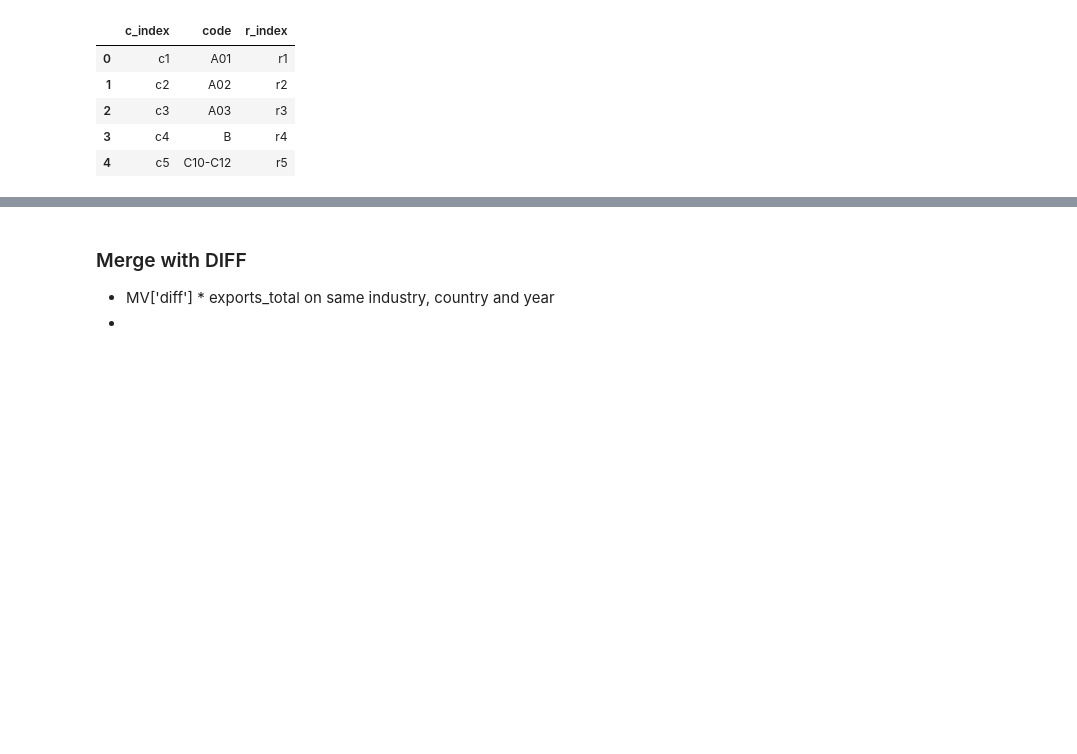
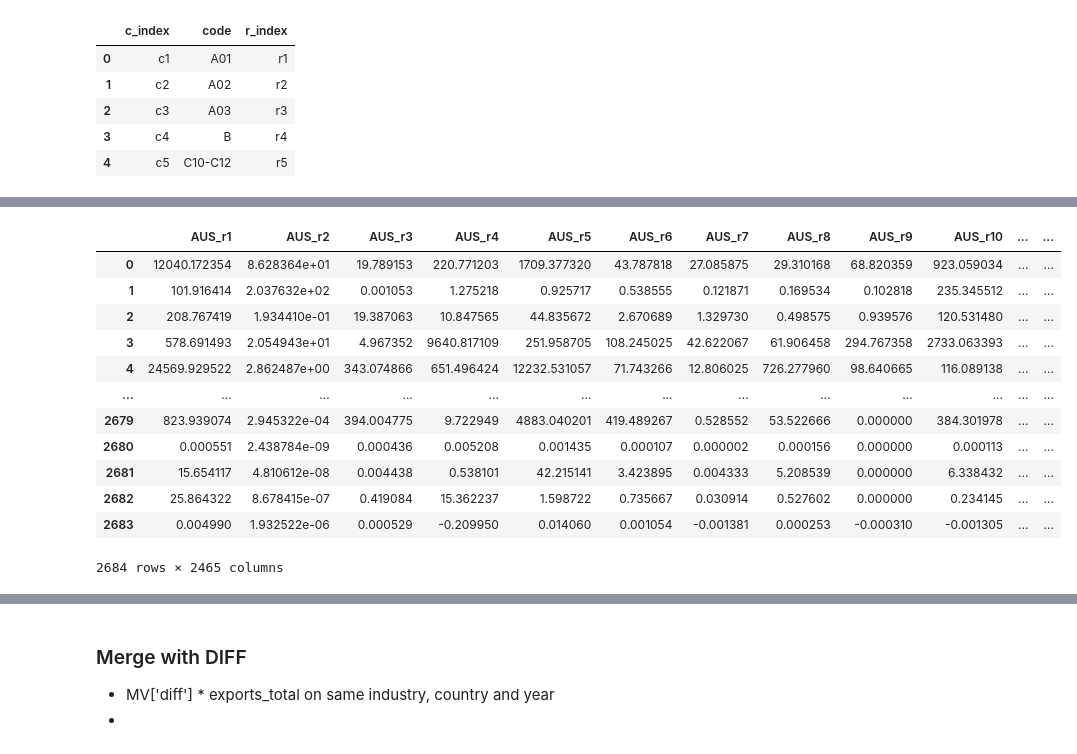
Before and after one commit to kavyajeetbora/ETL_wages, a Jupyter notebook: WIOD.ipynb, the cells around one changed output, grey strips where cells are left out. Drawn from its saved outputs; the diff is of its cells as text; code cells hidden in the pictures; blank space fills up the shorter version.

Commit message:
Add - exports corrected

```diff
--- a/WIOD.ipynb
+++ b/WIOD.ipynb
@@ -695,33 +693,35 @@ df_industry.head()
 | 3 | c4 | B | r4 |
 | 4 | c5 | C10-C12 | r5 |
 # %%
-# %%time
+%%time
 
-# import_dfs = []
-# export_dfs = []
+import_dfs = []
+export_dfs = []
 
 
-# for file in tqdm(IO_files):
-#     year = pd.ExcelFile(file).sheet_names[0]
-#     df = pd.read_excel(file, engine='pyxlsb')
+for file in tqdm(IO_files):
+    year = pd.ExcelFile(file).sheet_names[0]
+    df = pd.read_excel(file, engine='pyxlsb')
 
-#     ## Calculate exports:
-#     df_exp = extract_exports(df)
-#     df_exp_filtered = filter_exports(df_exp)
-#     export_df = calculate_exports(df_exp_filtered,df)
-#     export_df['year'] = year
+    # ## Calculate exports:
+    # df_exp = extract_exports(df)
+    # df_exp_filtered = filter_exports(df_exp)
+    # export_df = calculate_exports(df_exp_filtered,df)
+    # export_df['year'] = year
 
-#     ## Calculate imports:
-#     df_Imp = extract_imports(df)
-#     import_df = calculate_imports(df_Imp)
-#     total_imports = get_total_imports(df,import_df)
-#     total_imports['year'] = year
+    ## Calculate imports:
+    df_Imp = extract_imports(df)
+    import_df = calculate_imports(df_Imp)
+    total_imports = get_total_imports(df,import_df)
+    total_imports['year'] = year
 
-#     ## Add to list
-#     export_dfs.append(export_df)
-#     import_dfs.append(total_imports)
+    ## Add to list
+    # export_dfs.append(export_df)
+    import_dfs.append(total_imports)
 
-# imports_all = pd.concat(import_dfs)
+    break
+
+imports_all = pd.concat(import_dfs)
 # exports_all = pd.concat(export_dfs)
 
 # exports_all.to_excel('exports.xlsx', index=False)
@@ -729,3 +732,19 @@ df_industry.head()
+# %%
+df_Imp
+# %% [output]
+|  | AUS_r1 | AUS_r2 | AUS_r3 | AUS_r4 | AUS_r5 | AUS_r6 | AUS_r7 | AUS_r8 | AUS_r9 | AUS_r10 | ... | ... |
+| 0 | 12040.172354 | 8.628364e+01 | 19.789153 | 220.771203 | 1709.377320 | 43.787818 | 27.085875 | 29.310168 | 68.820359 | 923.059034 | ... | ... |
+| 1 | 101.916414 | 2.037632e+02 | 0.001053 | 1.275218 | 0.925717 | 0.538555 | 0.121871 | 0.169534 | 0.102818 | 235.345512 | ... | ... |
+| 2 | 208.767419 | 1.934410e-01 | 19.387063 | 10.847565 | 44.835672 | 2.670689 | 1.329730 | 0.498575 | 0.939576 | 120.531480 | ... | ... |
+| 3 | 578.691493 | 2.054943e+01 | 4.967352 | 9640.817109 | 251.958705 | 108.245025 | 42.622067 | 61.906458 | 294.767358 | 2733.063393 | ... | ... |
+| 4 | 24569.929522 | 2.862487e+00 | 343.074866 | 651.496424 | 12232.531057 | 71.743266 | 12.806025 | 726.277960 | 98.640665 | 116.089138 | ... | ... |
+| ... | ... | ... | ... | ... | ... | ... | ... | ... | ... | ... | ... | ... |
+| 2679 | 823.939074 | 2.945322e-04 | 394.004775 | 9.722949 | 4883.040201 | 419.489267 | 0.528552 | 53.522666 | 0.000000 | 384.301978 | ... | ... |
+| 2680 | 0.000551 | 2.438784e-09 | 0.000436 | 0.005208 | 0.001435 | 0.000107 | 0.000002 | 0.000156 | 0.000000 | 0.000113 | ... | ... |
+| 2681 | 15.654117 | 4.810612e-08 | 0.004438 | 0.538101 | 42.215141 | 3.423895 | 0.004333 | 5.208539 | 0.000000 | 6.338432 | ... | ... |
+| 2682 | 25.864322 | 8.678415e-07 | 0.419084 | 15.362237 | 1.598722 | 0.735667 | 0.030914 | 0.527602 | 0.000000 | 0.234145 | ... | ... |
+| 2683 | 0.004990 | 1.932522e-06 | 0.000529 | -0.209950 | 0.014060 | 0.001054 | -0.001381 | 0.000253 | -0.000310 | -0.001305 | ... | ... |
+2684 rows × 2465 columns
 # %%
 %%time
 !wget -q https://github.com/kavyajeetbora/ETL_wages/raw/master/data/exports.xlsx -O exports.xlsx
```
Also changed, not shown: parts of 23 cells of this notebook.
